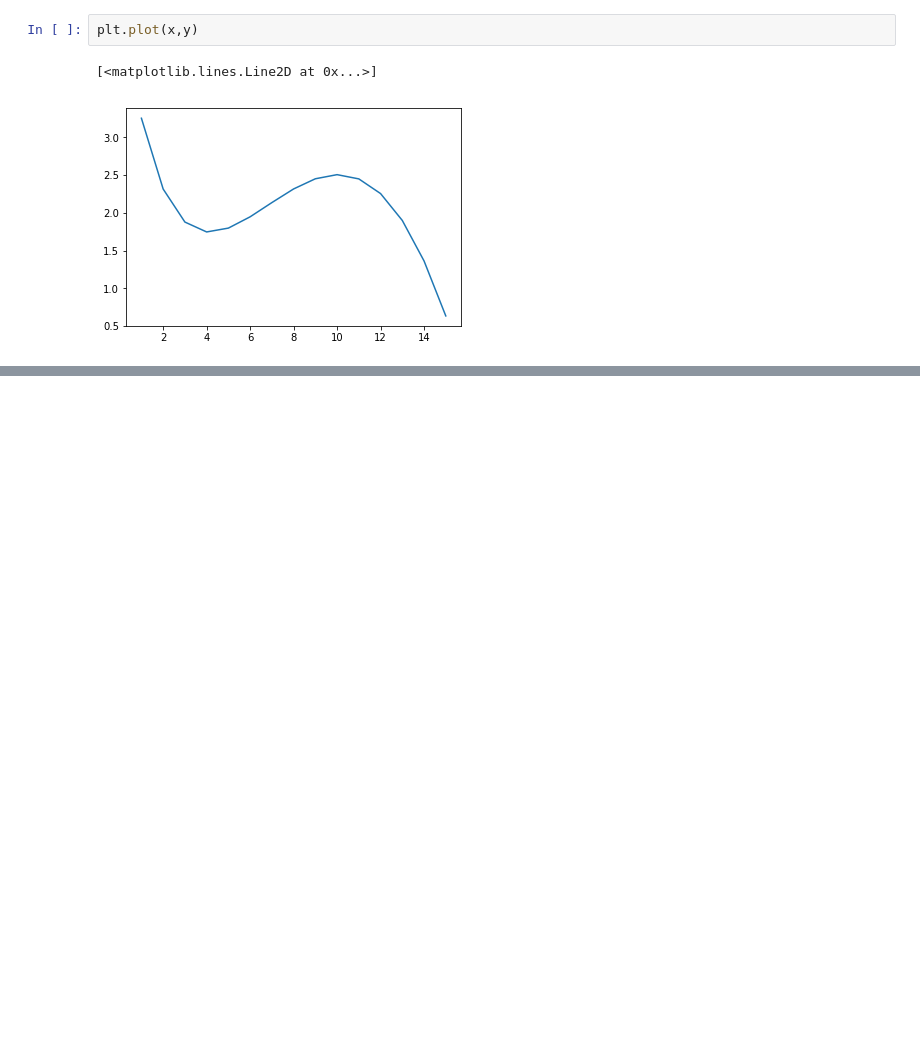
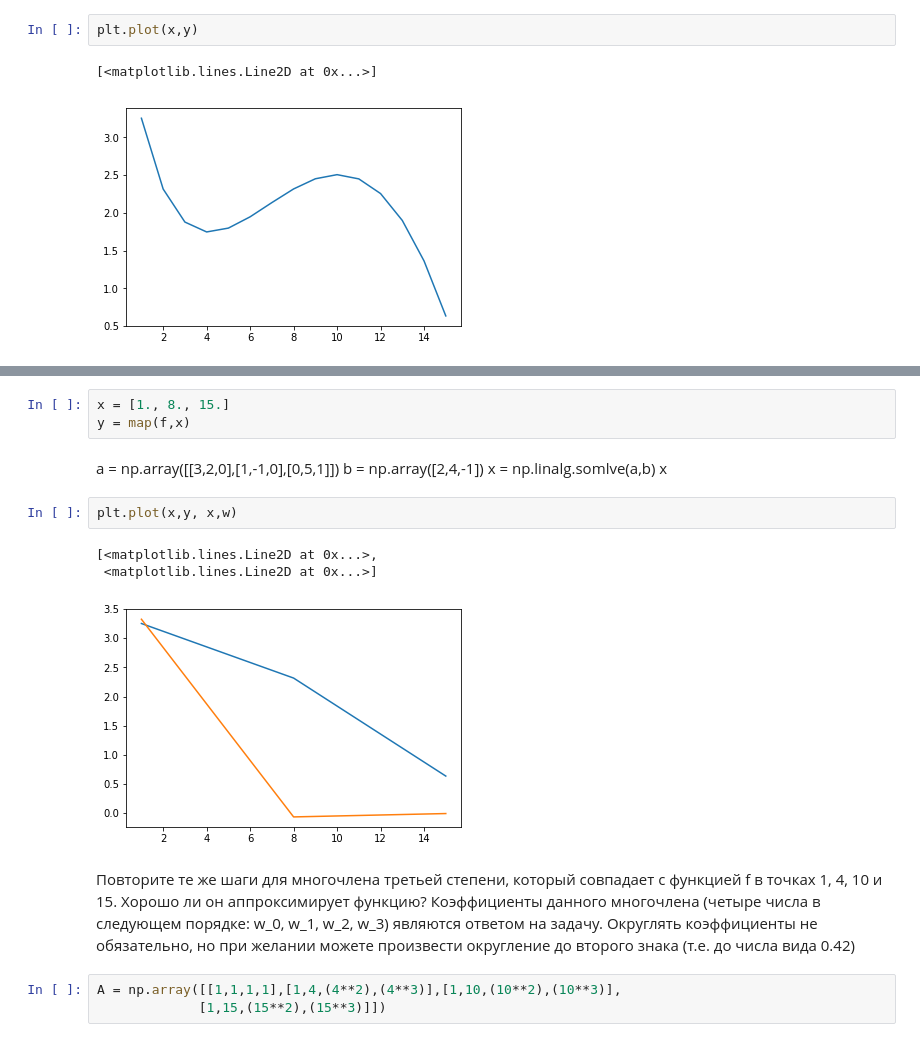
Before and after one commit to MacJei/coursera-cmp, a Jupyter notebook: w2/w2-2.ipynb, the cells around one changed output, grey strips where cells are left out. Cells and saved outputs as stored; diff of their text form; blank space fills up the shorter version.

```diff
--- a/w2/w2-2.ipynb
+++ b/w2/w2-2.ipynb
@@ -20,0 +82,19 @@ plt.plot(x,y)
+# %%
+x = [1., 8., 15.]
+y = map(f,x)
+# %% [markdown]
+a = np.array([[3,2,0],[1,-1,0],[0,5,1]])
+b = np.array([2,4,-1])
+x = np.linalg.somlve(a,b)
+x
+# %%
+plt.plot(x,y, x,w)
+# %% [output]
+[<matplotlib.lines.Line2D at 0x...>,
+ <matplotlib.lines.Line2D at 0x...>]
+[figure, added]
+# %% [markdown]
+Повторите те же шаги для многочлена третьей степени, который совпадает с функцией f в точках 1, 4, 10 и 15. Хорошо ли он аппроксимирует функцию? Коэффициенты данного многочлена (четыре числа в следующем порядке: w_0, w_1, w_2, w_3) являются ответом на задачу. Округлять коэффициенты не обязательно, но при желании можете произвести округление до второго знака (т.е. до числа вида 0.42)
+# %%
+A = np.array([[1,1,1,1],[1,4,(4**2),(4**3)],[1,10,(10**2),(10**3)],
+             [1,15,(15**2),(15**3)]])
```
Also changed, not shown: parts of 27 cells of this notebook, 2 other files.
